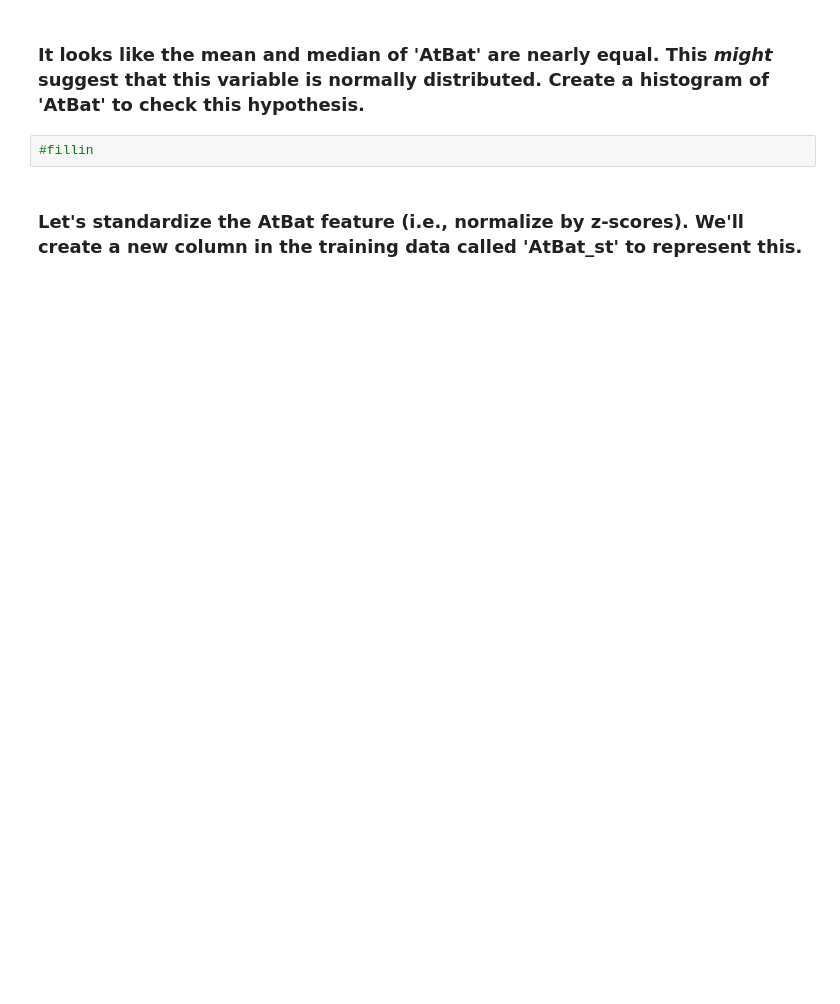
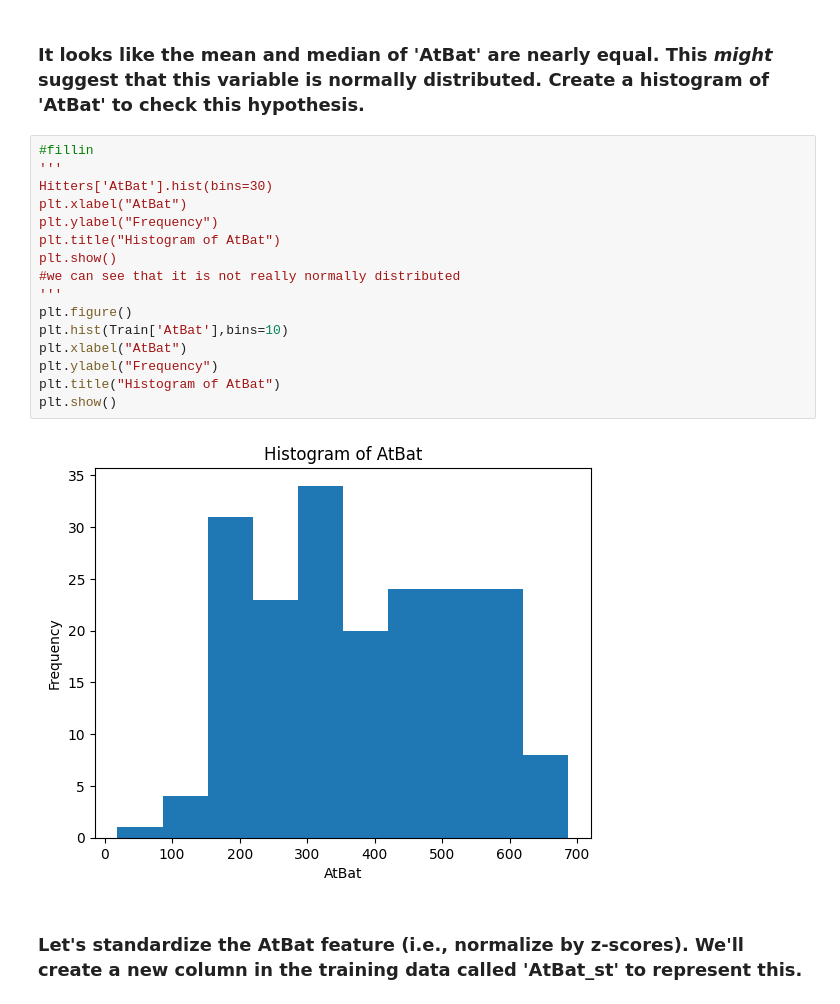
Before and after one commit to riav13/cse2600, a Jupyter notebook: mod03_eda.ipynb, the cells around one changed output. Cells and saved outputs as stored; diff of their text form; blank space fills up the shorter version.

```diff
--- a/mod03_eda.ipynb
+++ b/mod03_eda.ipynb
@@ -73,6 +159,22 @@ AttributeError: 'DataFrame' object has no attribute 'scatterplot'
 ### It looks like the mean and median of 'AtBat' are nearly equal. This _might_ suggest that this variable is normally distributed. Create a histogram of 'AtBat' to check this hypothesis.
 # %%
 #fillin
+'''
+Hitters['AtBat'].hist(bins=30)
+plt.xlabel("AtBat")
+plt.ylabel("Frequency")
+plt.title("Histogram of AtBat")
+plt.show()
+#we can see that it is not really normally distributed
+'''
+plt.figure()
+plt.hist(Train['AtBat'],bins=10)
+plt.xlabel("AtBat")
+plt.ylabel("Frequency")
+plt.title("Histogram of AtBat")
+plt.show()
+# %% [output]
+[figure, added]
 # %% [markdown]
 ### Let's standardize the AtBat feature (i.e., normalize by z-scores). We'll create a new column in the training data called 'AtBat_st' to represent this.
 # %%
```
Also changed, not shown: parts of 22 cells of this notebook, 1 other file.
